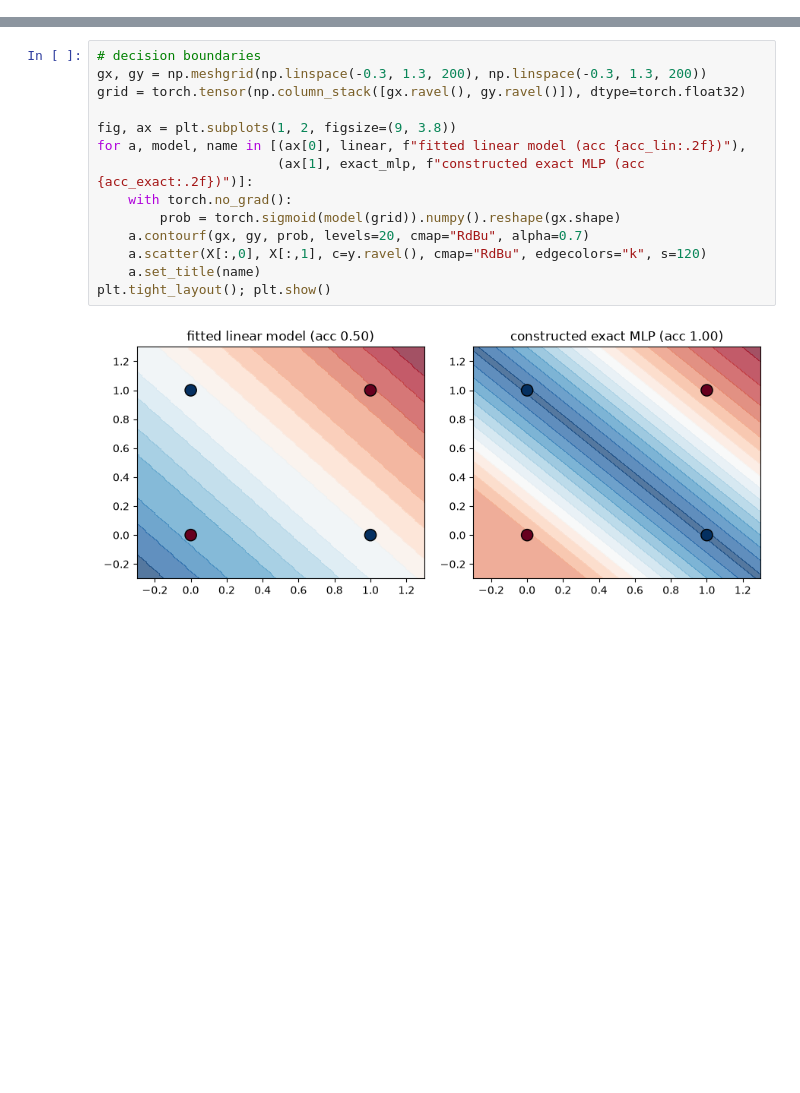
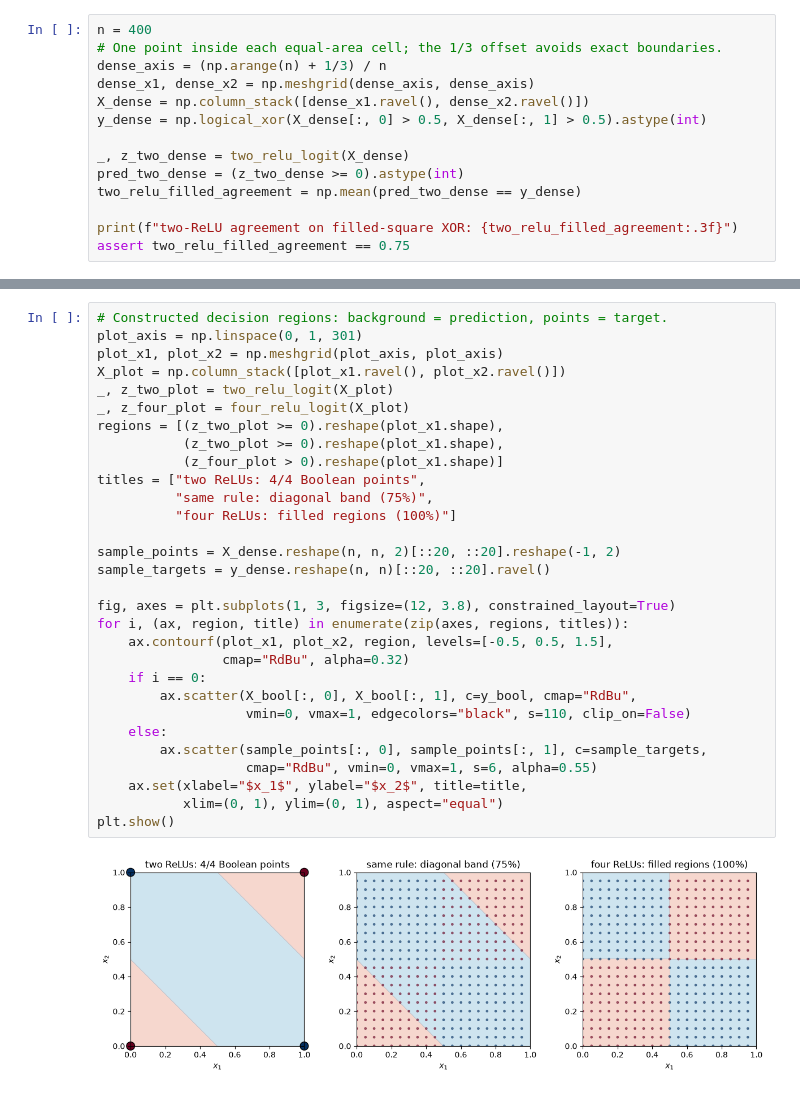
Before and after one commit to nipunbatra/dl-teaching, a Jupyter notebook: notebooks/L02/02_mlp_xor.ipynb, the cells around one changed output, grey strips where cells are left out. Cells and saved outputs as stored; diff of their text form; blank space fills up the shorter version.

```diff
--- a/notebooks/L02/02_mlp_xor.ipynb
+++ b/notebooks/L02/02_mlp_xor.ipynb
@@ -70,0 +69,14 @@ constructed exact MLP accuracy on XOR: 1.00
+# %%
+n = 400
+# One point inside each equal-area cell; the 1/3 offset avoids exact boundaries.
+dense_axis = (np.arange(n) + 1/3) / n
+dense_x1, dense_x2 = np.meshgrid(dense_axis, dense_axis)
+X_dense = np.column_stack([dense_x1.ravel(), dense_x2.ravel()])
+y_dense = np.logical_xor(X_dense[:, 0] > 0.5, X_dense[:, 1] > 0.5).astype(int)
+
+_, z_two_dense = two_relu_logit(X_dense)
+pred_two_dense = (z_two_dense >= 0).astype(int)
+two_relu_filled_agreement = np.mean(pred_two_dense == y_dense)
+
+print(f"two-ReLU agreement on filled-square XOR: {two_relu_filled_agreement:.3f}")
+assert two_relu_filled_agreement == 0.75
@@ -71,18 +122,34 @@ constructed exact MLP accuracy on XOR: 1.00
 # %%
-# decision boundaries
-gx, gy = np.meshgrid(np.linspace(-0.3, 1.3, 200), np.linspace(-0.3, 1.3, 200))
-grid = torch.tensor(np.column_stack([gx.ravel(), gy.ravel()]), dtype=torch.float32)
+# Constructed decision regions: background = prediction, points = target.
+plot_axis = np.linspace(0, 1, 301)
+plot_x1, plot_x2 = np.meshgrid(plot_axis, plot_axis)
+X_plot = np.column_stack([plot_x1.ravel(), plot_x2.ravel()])
+_, z_two_plot = two_relu_logit(X_plot)
+_, z_four_plot = four_relu_logit(X_plot)
+regions = [(z_two_plot >= 0).reshape(plot_x1.shape),
+           (z_two_plot >= 0).reshape(plot_x1.shape),
+           (z_four_plot > 0).reshape(plot_x1.shape)]
+titles = ["two ReLUs: 4/4 Boolean points",
+          "same rule: diagonal band (75%)",
+          "four ReLUs: filled regions (100%)"]
 
-fig, ax = plt.subplots(1, 2, figsize=(9, 3.8))
-for a, model, name in [(ax[0], linear, f"fitted linear model (acc {acc_lin:.2f})"),
-                       (ax[1], exact_mlp, f"constructed exact MLP (acc {acc_exact:.2f})")]:
-    with torch.no_grad():
-        prob = torch.sigmoid(model(grid)).numpy().reshape(gx.shape)
-    a.contourf(gx, gy, prob, levels=20, cmap="RdBu", alpha=0.7)
-    a.scatter(X[:,0], X[:,1], c=y.ravel(), cmap="RdBu", edgecolors="k", s=120)
-    a.set_title(name)
-plt.tight_layout(); plt.show()
+sample_points = X_dense.reshape(n, n, 2)[::20, ::20].reshape(-1, 2)
+sample_targets = y_dense.reshape(n, n)[::20, ::20].ravel()
+
+fig, axes = plt.subplots(1, 3, figsize=(12, 3.8), constrained_layout=True)
+for i, (ax, region, title) in enumerate(zip(axes, regions, titles)):
+    ax.contourf(plot_x1, plot_x2, region, levels=[-0.5, 0.5, 1.5],
+                cmap="RdBu", alpha=0.32)
+    if i == 0:
+        ax.scatter(X_bool[:, 0], X_bool[:, 1], c=y_bool, cmap="RdBu",
+                   vmin=0, vmax=1, edgecolors="black", s=110, clip_on=False)
+    else:
+        ax.scatter(sample_points[:, 0], sample_points[:, 1], c=sample_targets,
+                   cmap="RdBu", vmin=0, vmax=1, s=6, alpha=0.55)
+    ax.set(xlabel="$x_1$", ylabel="$x_2$", title=title,
+           xlim=(0, 1), ylim=(0, 1), aspect="equal")
+plt.show()
 # %% [output]
-[figure, old version]
+[figure, new version]
 # %% [markdown]
 ## Takeaway
```
Also changed, not shown: parts of 11 cells of this notebook, 17 other files.
